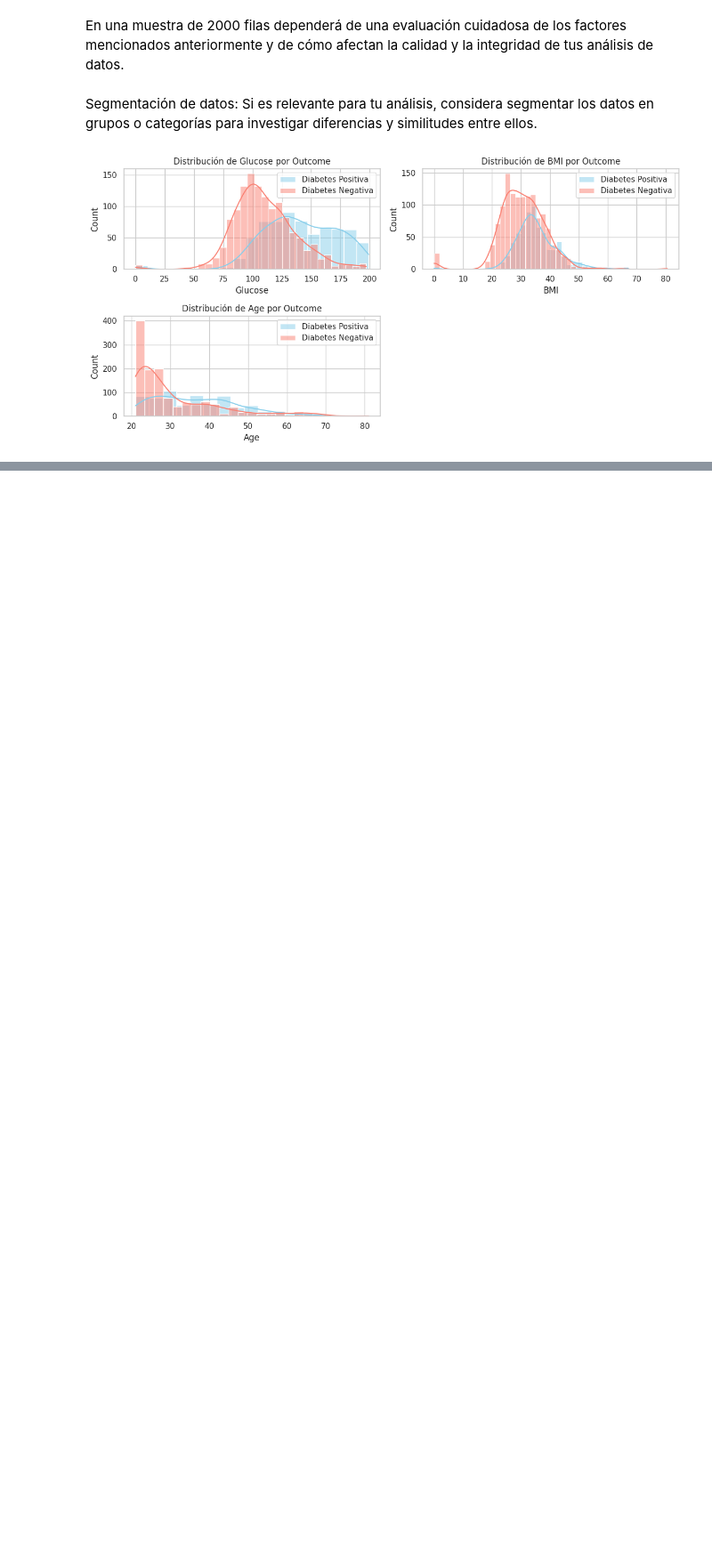
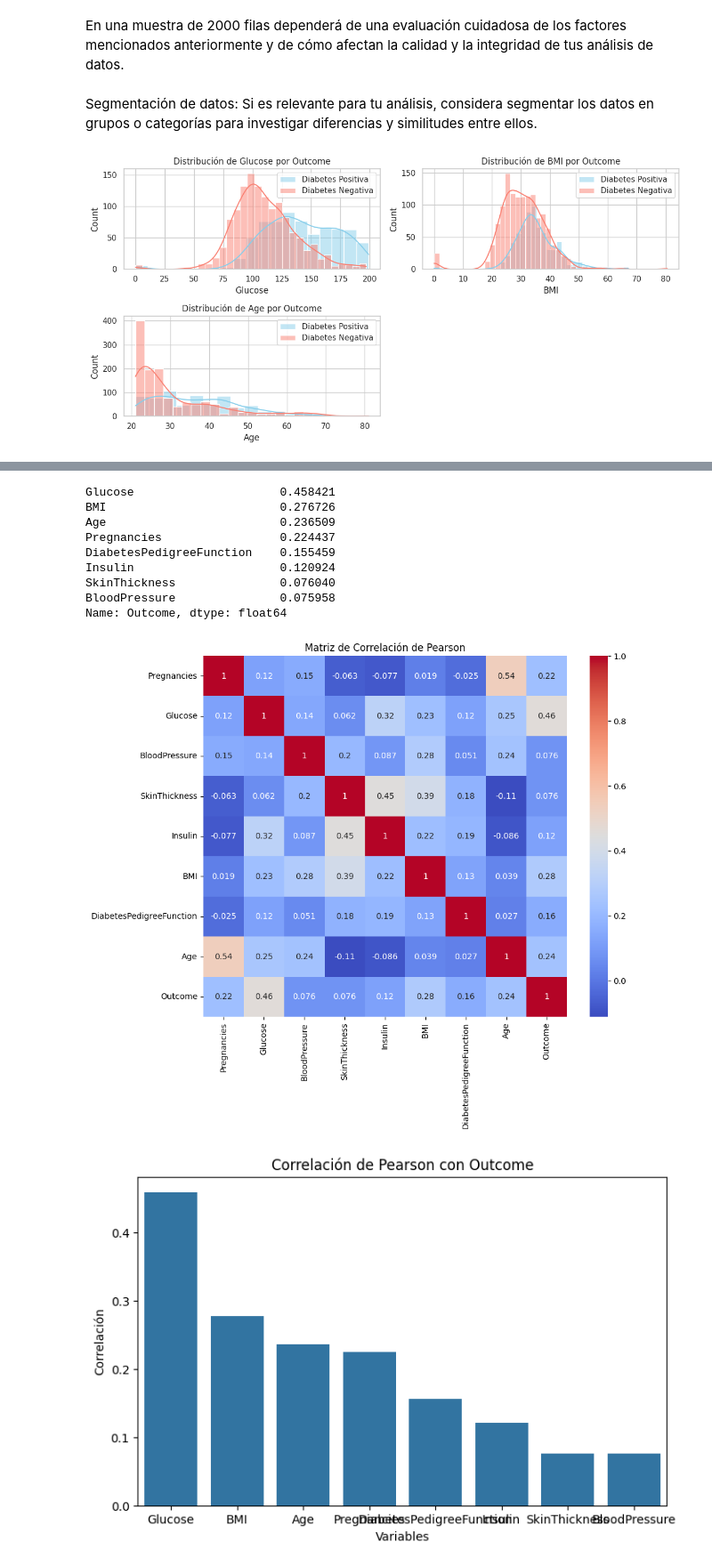
Before and after one commit to paulotolosa/prueba_II_coderhouse, a Jupyter notebook: Proyecto_ParteIII_Tolosa.ipynb, the cells around one changed output, grey strips where cells are left out. Shown at 89% size. Cells and saved outputs as stored; diff of their text form; code cells hidden in the pictures; blank space fills up the shorter version.

```diff
--- a/Proyecto_ParteIII_Tolosa.ipynb
+++ b/Proyecto_ParteIII_Tolosa.ipynb
@@ -411,0 +415,42 @@ plt.show()
+# %%
+import pandas as pd
+import seaborn as sns
+import matplotlib.pyplot as plt
+
+# Calcular la matriz de correlación de Pearson
+correlation_matrix = df.corr()
+
+# Extraer las correlaciones con la variable Outcome
+target_correlations = correlation_matrix['Outcome'].drop('Outcome')
+
+# Ordenar las correlaciones de mayor a menor
+sorted_correlations = target_correlations.sort_values(ascending=False)
+
+# Imprimir las correlaciones ordenadas
+print(sorted_correlations)
+
+# Visualizar la matriz de correlación completa
+plt.figure(figsize=(10, 8))
+sns.heatmap(correlation_matrix, annot=True, cmap='coolwarm')
+plt.title('Matriz de Correlación de Pearson')
+plt.show()
+
+# Visualizar las correlaciones con el Outcome
+plt.figure(figsize=(8, 5))
+sns.barplot(x=sorted_correlations.index, y=sorted_correlations.values)
+plt.title('Correlación de Pearson con Outcome')
+plt.xlabel('Variables')
+plt.ylabel('Correlación')
+plt.show()
+# %% [output]
+Glucose                     0.458421
+BMI                         0.276726
+Age                         0.236509
+Pregnancies                 0.224437
+DiabetesPedigreeFunction    0.155459
+Insulin                     0.120924
+SkinThickness               0.076040
+BloodPressure               0.075958
+Name: Outcome, dtype: float64
+[figure, added]
+[figure, added]
```
Also changed, not shown: parts of 1 cell of this notebook.
